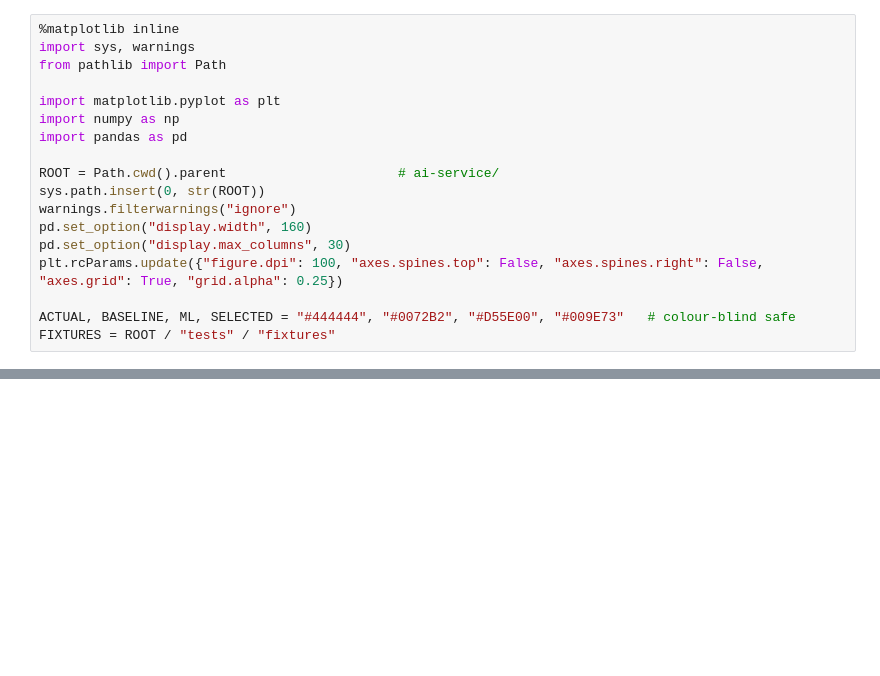
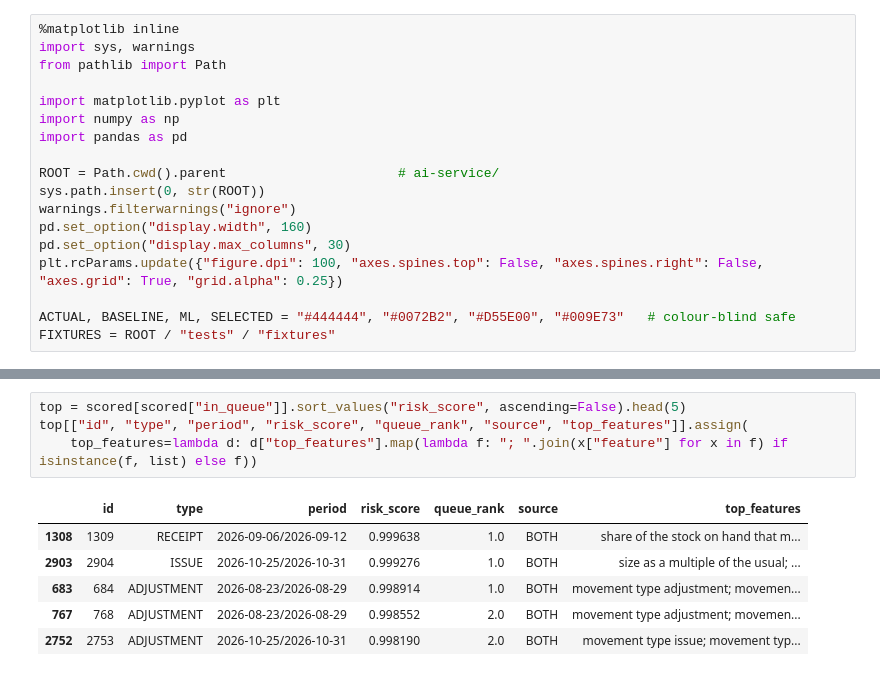
Before and after one commit to isfak1537/toyota-ai-erp, a Jupyter notebook: ai-service/notebooks/02_anomaly_eval.ipynb, the cells around one changed output, grey strips where cells are left out. Saved outputs shown, nothing was run; the diff lists cells and outputs as text; blank space fills up the shorter version.

```diff
--- a/ai-service/notebooks/02_anomaly_eval.ipynb
+++ b/ai-service/notebooks/02_anomaly_eval.ipynb
@@ -91 +114,12 @@ At the 0.5% operating point the model catches 0 of 8 injected anomalies; its 14
+# %%
+top = scored[scored["in_queue"]].sort_values("risk_score", ascending=False).head(5)
+top[["id", "type", "period", "risk_score", "queue_rank", "source", "top_features"]].assign(
+    top_features=lambda d: d["top_features"].map(lambda f: "; ".join(x["feature"] for x in f) if isinstance(f, list) else f))
+# %% [output]
+|  | id | type | period | risk_score | queue_rank | source | top_features |
+| 1308 | 1309 | RECEIPT | 2026-09-06/2026-09-12 | 0.999638 | 1.0 | BOTH | share of the stock on hand that m... |
+| 2903 | 2904 | ISSUE | 2026-10-25/2026-10-31 | 0.999276 | 1.0 | BOTH | size as a multiple of the usual; ... |
+| 683 | 684 | ADJUSTMENT | 2026-08-23/2026-08-29 | 0.998914 | 1.0 | BOTH | movement type adjustment; movemen... |
+| 767 | 768 | ADJUSTMENT | 2026-08-23/2026-08-29 | 0.998552 | 2.0 | BOTH | movement type adjustment; movemen... |
+| 2752 | 2753 | ADJUSTMENT | 2026-10-25/2026-10-31 | 0.998190 | 2.0 | BOTH | movement type issue; movement typ... |
 # %% [markdown]
```
Also changed, not shown: parts of 22 cells of this notebook, 4 other files.
